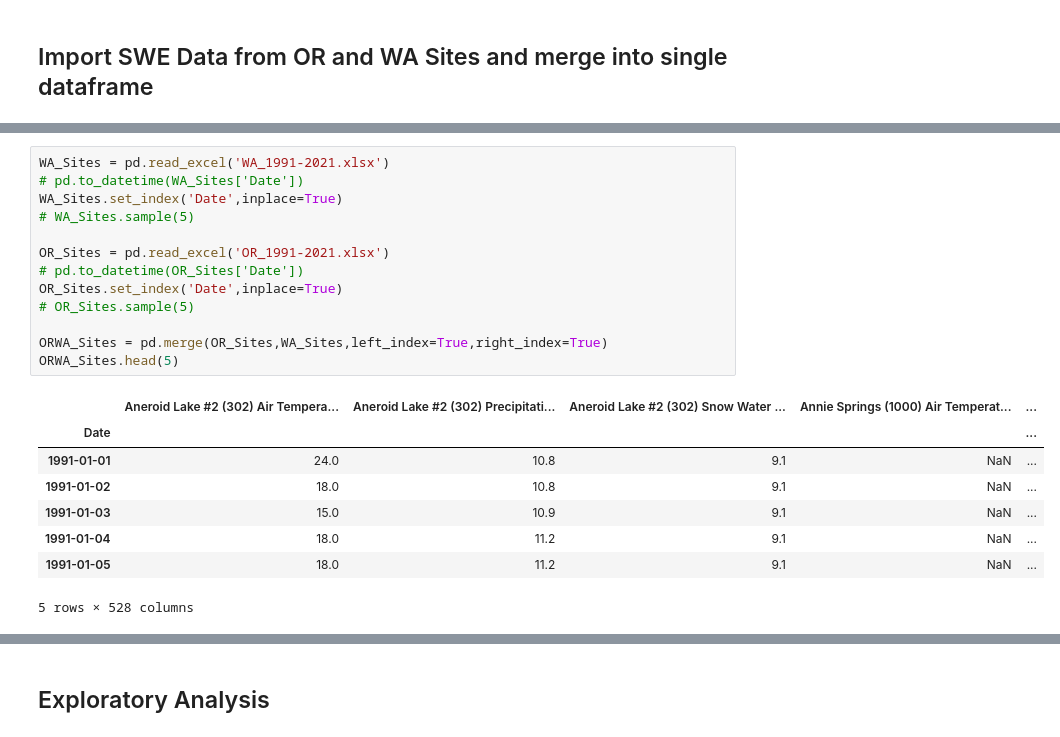
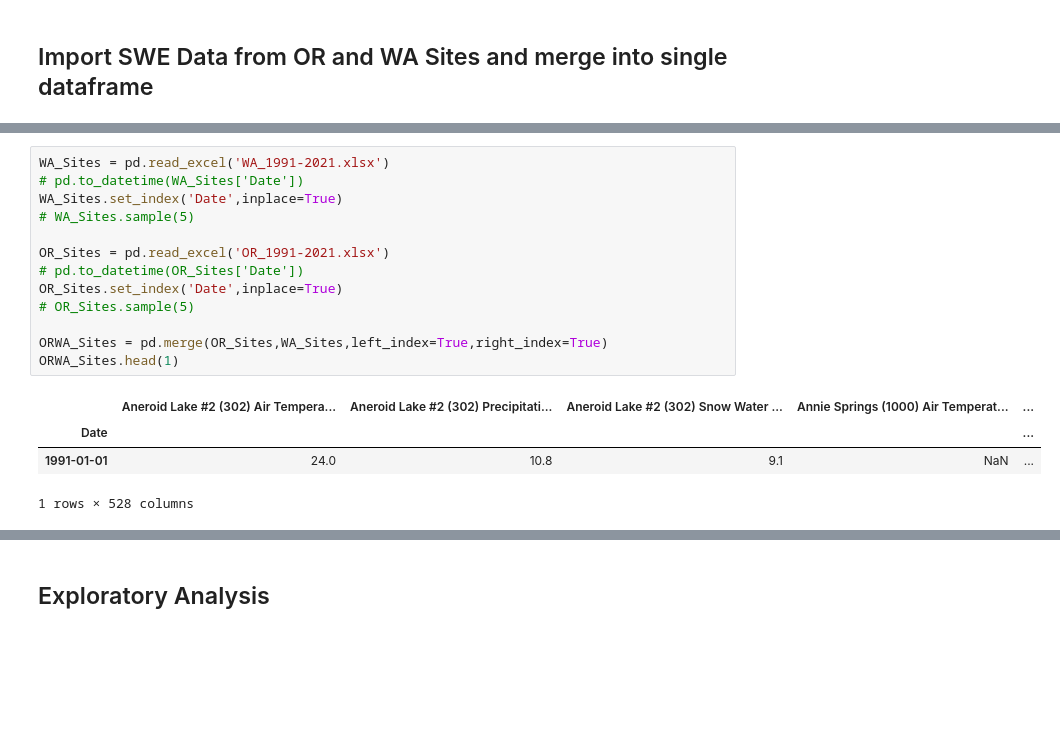
Before and after one commit to geoskimoto/SNOTEL_AnomalyDetection, a Jupyter notebook: SiteCharacterization01_21_2021.ipynb, the cells around one changed output, grey strips where cells are left out. Cells and saved outputs as stored; diff of their text form; blank space fills up the shorter version.

```diff
--- a/SiteCharacterization01_21_2021.ipynb
+++ b/SiteCharacterization01_21_2021.ipynb
@@ -47,25 +37,21 @@ OR_Sites['Clear Lake (401) Precipitation Accumulation (in) Start of Day Values']
 # %%
 WA_Sites = pd.read_excel('WA_1991-2021.xlsx')
 # pd.to_datetime(WA_Sites['Date'])
 WA_Sites.set_index('Date',inplace=True)
 # WA_Sites.sample(5)
 
 OR_Sites = pd.read_excel('OR_1991-2021.xlsx')
 # pd.to_datetime(OR_Sites['Date'])
 OR_Sites.set_index('Date',inplace=True)
 # OR_Sites.sample(5)
 
 ORWA_Sites = pd.merge(OR_Sites,WA_Sites,left_index=True,right_index=True)
-ORWA_Sites.head(5)
+ORWA_Sites.head(1)
 # %% [output]
 |  | Aneroid Lake #2 (302) Air Tempera... | Aneroid Lake #2 (302) Precipitati... | Aneroid Lake #2 (302) Snow Water ... | Annie Springs (1000) Air Temperat... | ... |
 | Date |  |  |  |  | ... |
 | 1991-01-01 | 24.0 | 10.8 | 9.1 | NaN | ... |
-| 1991-01-02 | 18.0 | 10.8 | 9.1 | NaN | ... |
-| 1991-01-03 | 15.0 | 10.9 | 9.1 | NaN | ... |
-| 1991-01-04 | 18.0 | 11.2 | 9.1 | NaN | ... |
-| 1991-01-05 | 18.0 | 11.2 | 9.1 | NaN | ... |
-5 rows × 528 columns
+1 rows × 528 columns
 # %%
 # https://pandas.pydata.org/pandas-docs/stable/user_guide/advanced.html
 
```
Also changed, not shown: parts of 19 cells of this notebook.
